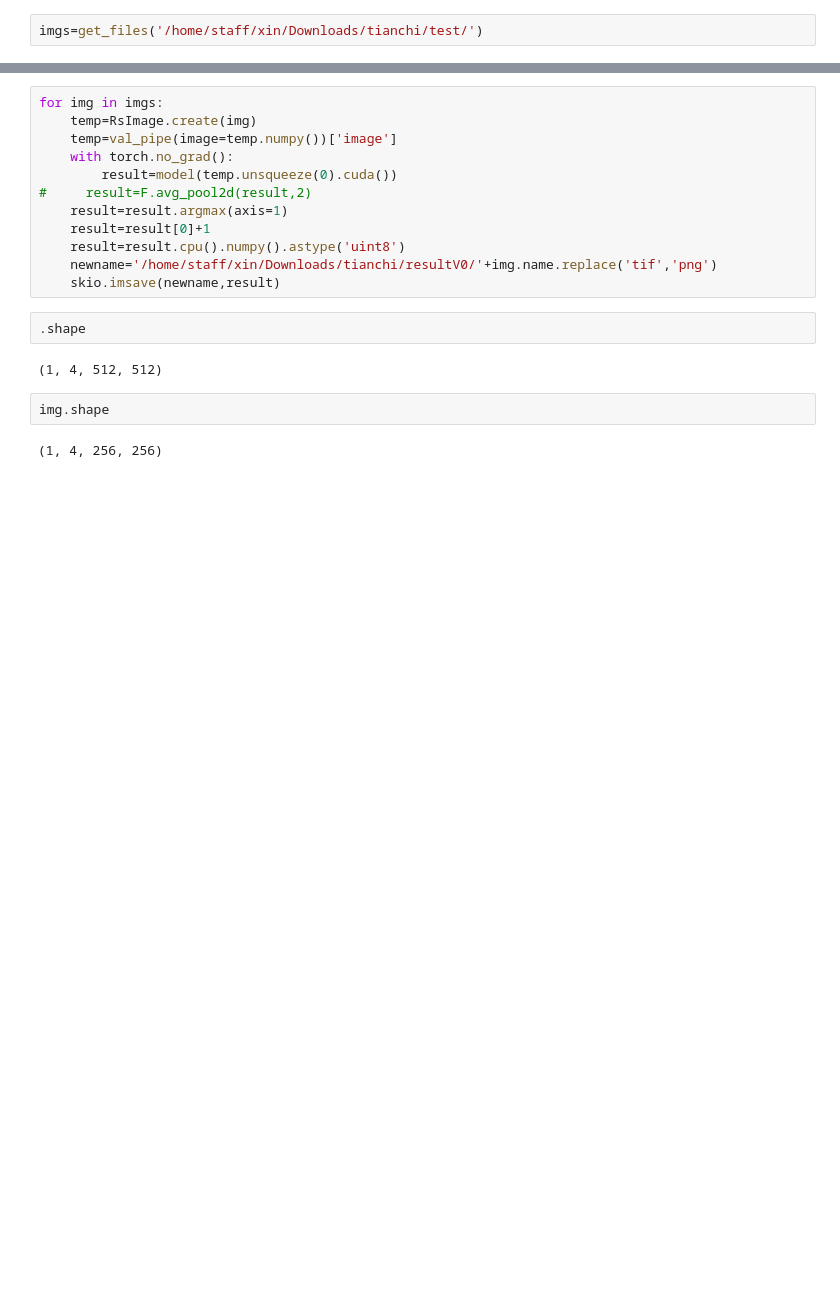
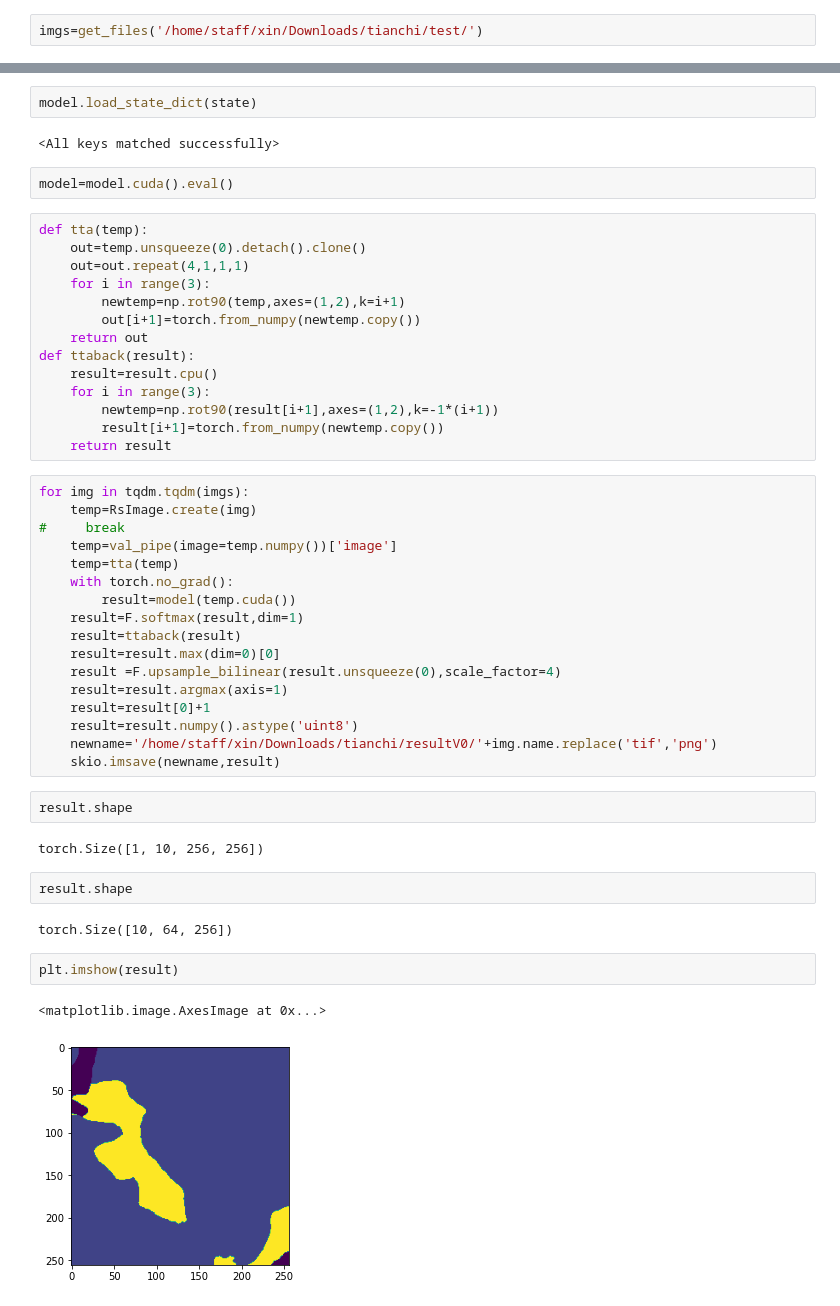
Before and after one commit to robeson1010/rianchiclass, a Jupyter notebook: submit.ipynb, the cells around one changed output, grey strips where cells are left out. Cells and saved outputs as stored; diff of their text form; blank space fills up the shorter version.

```diff
--- a/submit.ipynb
+++ b/submit.ipynb
@@ -119,20 +142,50 @@ imgs=get_files('/home/staff/xin/Downloads/tianchi/test/')
+# %%
+model.load_state_dict(state)
+# %% [output]
+<All keys matched successfully>
+# %%
+model=model.cuda().eval()
+# %%
+def tta(temp):
+    out=temp.unsqueeze(0).detach().clone()
+    out=out.repeat(4,1,1,1)
+    for i in range(3):
+        newtemp=np.rot90(temp,axes=(1,2),k=i+1)
+        out[i+1]=torch.from_numpy(newtemp.copy())
+    return out
+def ttaback(result):
+    result=result.cpu()
+    for i in range(3):
+        newtemp=np.rot90(result[i+1],axes=(1,2),k=-1*(i+1))
+        result[i+1]=torch.from_numpy(newtemp.copy())
+    return result
 # %%
-for img in imgs:
+for img in tqdm.tqdm(imgs):
     temp=RsImage.create(img)
+#     break
     temp=val_pipe(image=temp.numpy())['image']
+    temp=tta(temp)
     with torch.no_grad():
-        result=model(temp.unsqueeze(0).cuda())
-#     result=F.avg_pool2d(result,2)
+        result=model(temp.cuda())
+    result=F.softmax(result,dim=1)
+    result=ttaback(result)
+    result=result.max(dim=0)[0]
+    result =F.upsample_bilinear(result.unsqueeze(0),scale_factor=4)
     result=result.argmax(axis=1)
     result=result[0]+1
-    result=result.cpu().numpy().astype('uint8')
+    result=result.numpy().astype('uint8')
     newname='/home/staff/xin/Downloads/tianchi/resultV0/'+img.name.replace('tif','png')
     skio.imsave(newname,result)
 # %%
-.shape
+result.shape
 # %% [output]
-(1, 4, 512, 512)
+torch.Size([1, 10, 256, 256])
 # %%
-img.shape
+result.shape
 # %% [output]
-(1, 4, 256, 256)
+torch.Size([10, 64, 256])
+# %%
+plt.imshow(result)
+# %% [output]
+<matplotlib.image.AxesImage at 0x...>
+[figure, added]
```
Also changed, not shown: parts of 8 cells of this notebook, 10 other files.
